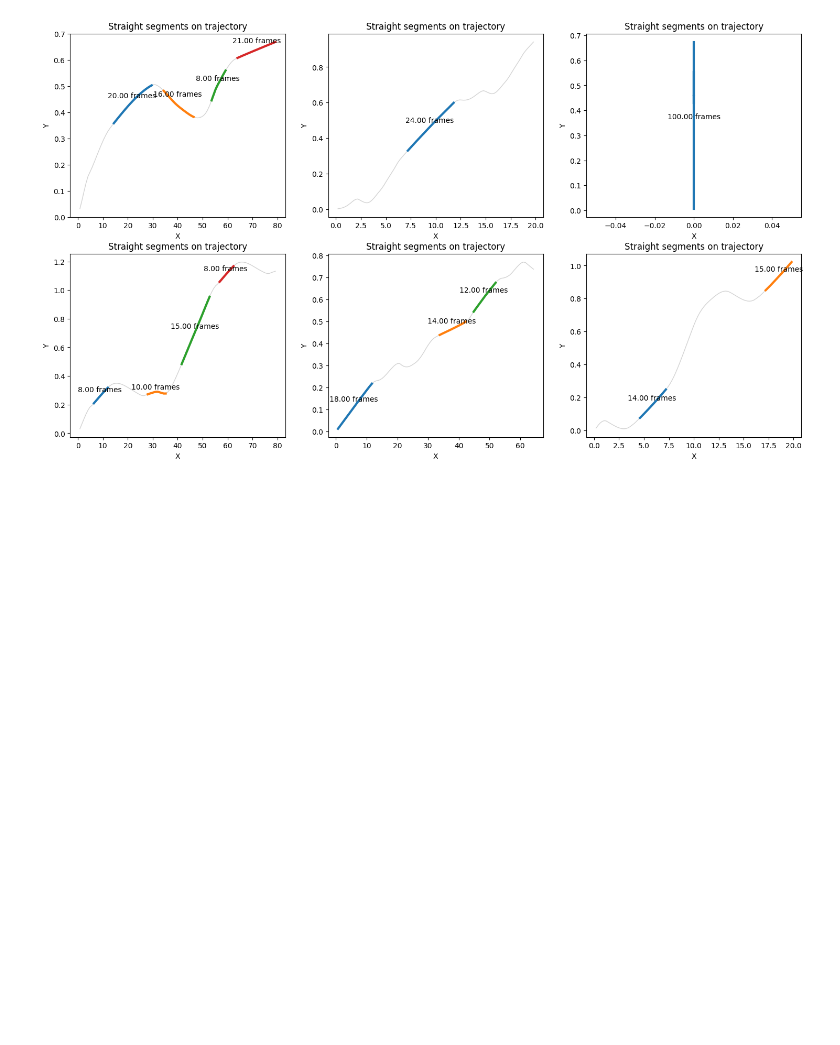
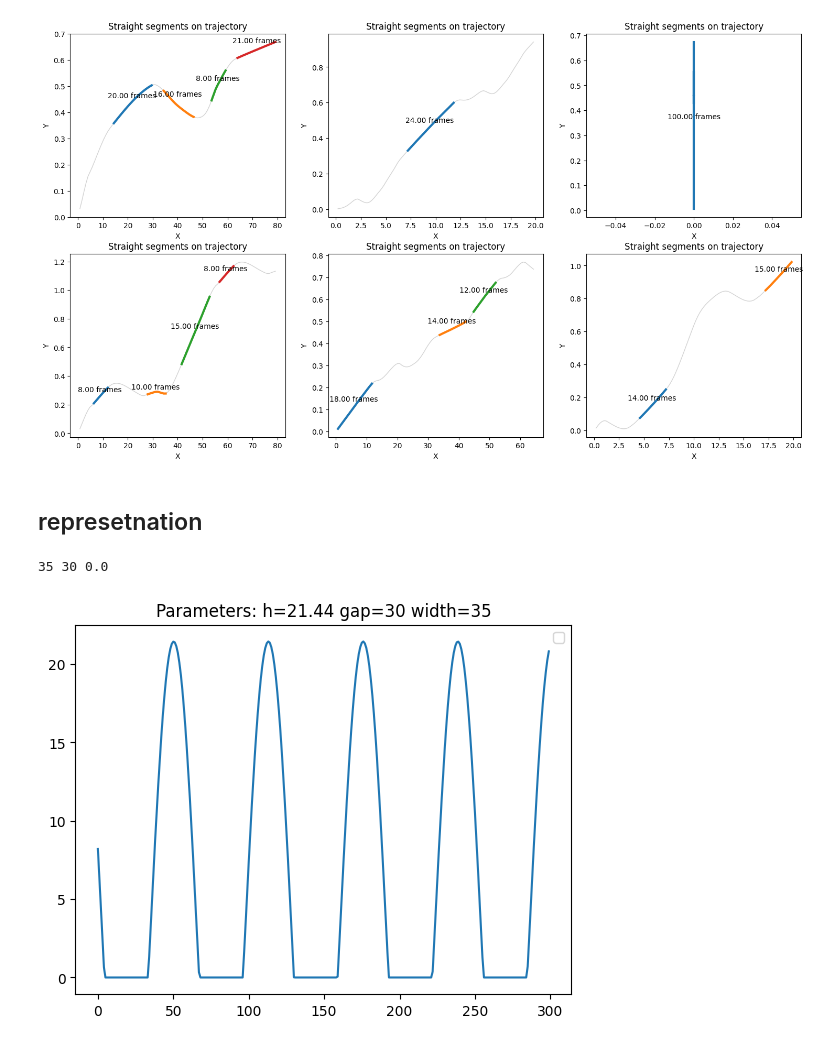
Before and after one commit to shepai/Quadruped, a Jupyter notebook: Code/UBERMODEL/models/view.ipynb, the cells around one changed output. Saved outputs shown, nothing was run; the diff lists cells and outputs as text; code cells hidden in the pictures; blank space fills up the shorter version.

Commit message:
breakdown waves

```diff
--- a/Code/UBERMODEL/models/view.ipynb
+++ b/Code/UBERMODEL/models/view.ipynb
@@ -2,7 +2,7 @@
 import numpy as np
 import matplotlib.pyplot as plt
 # %%
-signals=np.load("/its/home/drs25/Quadruped/Code/UBERMODEL/models/X_sorted_o.npy")
+signals=np.load("/its/home/drs25/Quadruped/Code/UBERMODEL/X_DATA_one.npy")
 #samples=signals[:6,:,:12]
 dt=0.1
 random_indicies=[np.random.randint(0,len(signals)-1) for i in range(6)]
@@ -438,3 +438,42 @@ for idx in range(num_samples):
 plt.show()
 # %% [output]
 [figure]
+# %% [markdown]
+## represetnation
+# %%
+# split the waves into simple representations
+
+samples=signals[random_indicies,:,:12]
+sample=samples[0,:300,np.random.randint(0,12)]
+sample=np.round(sample,2)
+a=np.min(sample)
+b=np.max(sample)
+med=np.median(sample)
+di = 1 if abs(abs(med)-abs(a)) < abs(abs(med)-abs(b)) else -1 #if the median is closer to one it is the base
+h = abs(abs(a)-abs(b))
+
+inds=np.where(sample==a)[0] if di==1 else np.where(sample==b)[0]
+peak_points=[int(f) for f in inds]
+plt.plot(sample)
+#plt.plot([med for i in range(300)],c="r")
+#plt.plot([a for i in range(300)],"--",label="peak" if di==1 else "base")
+#plt.plot([b for i in range(300)],"--",label="peak" if di==-1 else "base")
+if di==1: #gather where there are peaks
+    base=np.where(sample>a)[0]
+    wid=np.where(sample<=a)[0]
+else:
+    base=np.where(sample<b)[0]
+    wid=np.where(sample>=b)[0]
+level=sample[wid[0]]
+gap=np.max(np.diff(base))
+wid=np.max(np.diff(wid))
+
+print(wid,gap,level)
+#for i in range(len(peak_points)):
+    #plt.plot([peak_points[i] for k in range(int(min(a,b)),int(max(a,b)))],[k for k in range(int(min(a,b)),int(max(a,b)))],"--")
+plt.title("Parameters: h="+str(h*di)+" gap="+str(gap)+" width="+str(wid))
+plt.legend()
+plt.show()
+# %% [output]
+35 30 0.0
+[figure, added]
```
Also changed, not shown: parts of 1 cell of this notebook.
